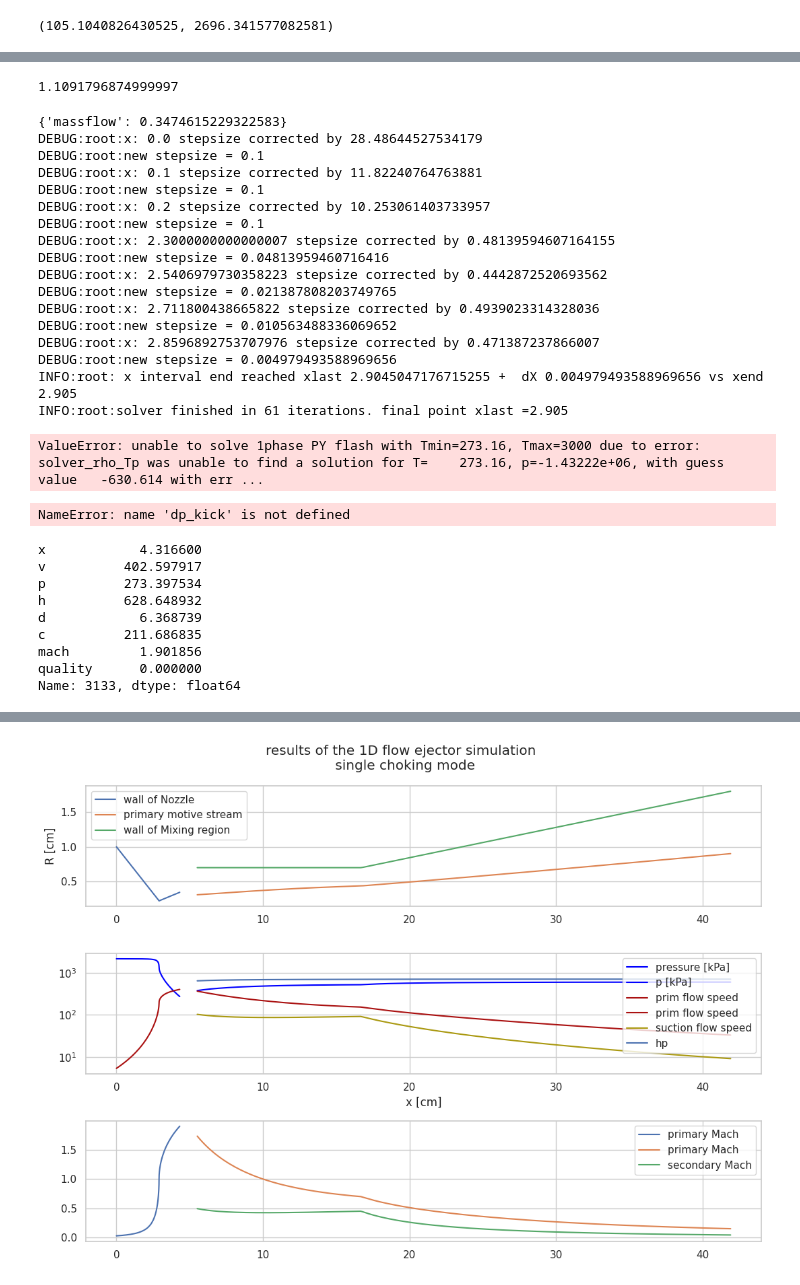
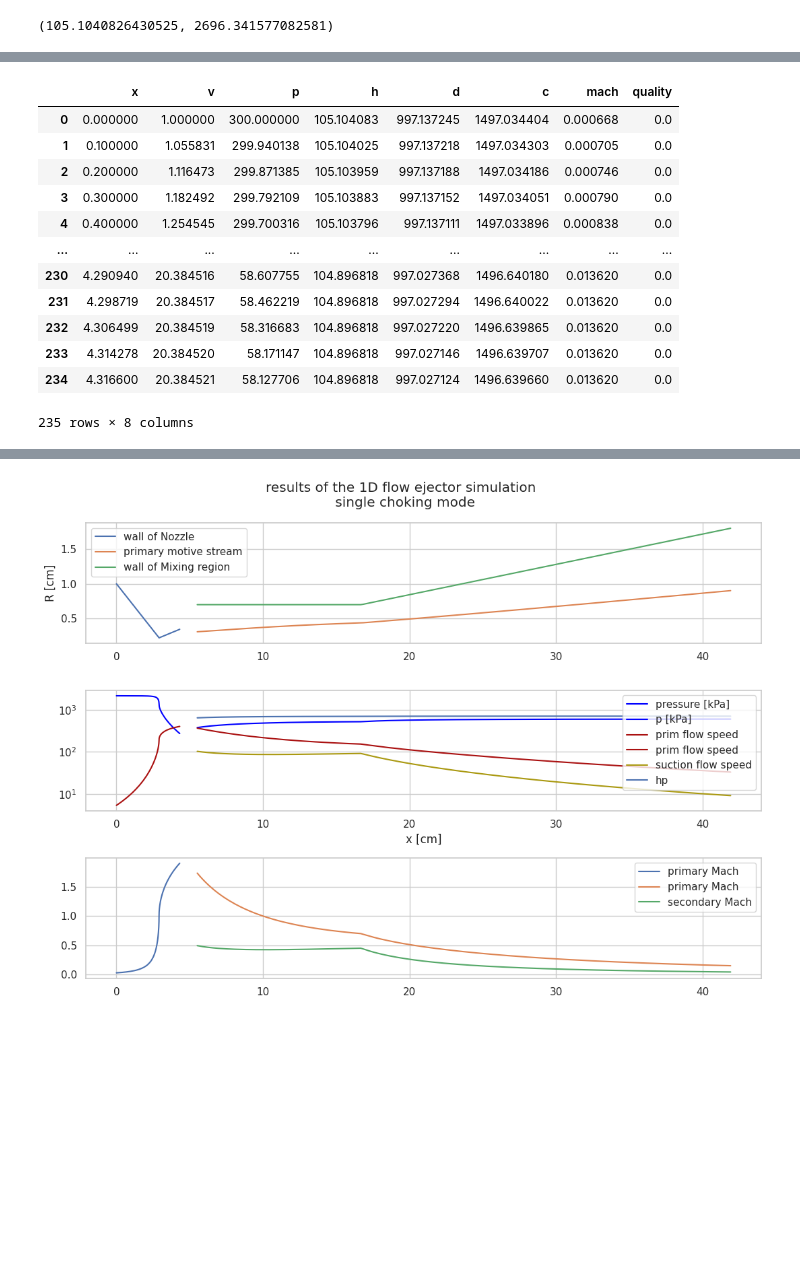
Before and after one commit to rclUPC/simpy_steamEjector, a Jupyter notebook: src/simpy_ejector/useCases/ejectorSteam.ipynb, the cells around one changed output, grey strips where cells are left out. Drawn from its saved outputs; the diff is of its cells as text; code cells hidden in the pictures; blank space fills up the shorter version.

```diff
--- a/src/simpy_ejector/useCases/ejectorSteam.ipynb
+++ b/src/simpy_ejector/useCases/ejectorSteam.ipynb
@@ -63,49 +65,18 @@ critical inlet velocity is 1.1091796874999997 m/s
-# %%
-vin_crit
-# %% [output]
-1.1091796874999997
-# %%
-sol_until_throat = nsolver.solveAdaptive1DBasic(vin_crit, pin, hin, 0.0, nsolver.nozzle.xt)
-# In[9]:
-dv_kick = 2.0
-dp_kick = nsolver.pFromV_MassConst(v = sol_until_throat.iloc[-1]["v"], dv = dv_kick, p = sol_until_throat.iloc[-1]["p"], h = sol_until_throat.iloc[-1]["h"])
-print(f"mass conserving artificial kick: dv = {dv_kick} m/s, dp = {dp_kick} kPa")
-# %% [output]
-{'massflow': 0.3474615229322583}
-DEBUG:root:x: 0.0 stepsize corrected by 28.48644527534179
-DEBUG:root:new stepsize = 0.1
-DEBUG:root:x: 0.1 stepsize corrected by 11.82240764763881
-DEBUG:root:new stepsize = 0.1
-DEBUG:root:x: 0.2 stepsize corrected by 10.253061403733957
-DEBUG:root:new stepsize = 0.1
-DEBUG:root:x: 2.3000000000000007 stepsize corrected by 0.48139594607164155
-DEBUG:root:new stepsize = 0.04813959460716416
-DEBUG:root:x: 2.5406979730358223 stepsize corrected by 0.4442872520693562
-DEBUG:root:new stepsize = 0.021387808203749765
-DEBUG:root:x: 2.711800438665822 stepsize corrected by 0.4939023314328036
-DEBUG:root:new stepsize = 0.010563488336069652
-DEBUG:root:x: 2.8596892753707976 stepsize corrected by 0.471387237866007
-DEBUG:root:new stepsize = 0.004979493588969656
-INFO:root: x interval end reached xlast 2.9045047176715255 +  dX 0.004979493588969656 vs xend 2.905
-INFO:root:solver finished in 61 iterations. final point xlast =2.905
-ValueError: unable to solve 1phase PY flash with Tmin=273.16, Tmax=3000 due to error: solver_rho_Tp was unable to find a solution for T=    273.16, p=-1.43222e+06, with guess value   -630.614 with err ...
-# %%
-res_crit = nsolver.solveKickedNozzle(vin_crit, pin , hin, kicks = {'v': dv_kick , 'p': -dp_kick})
-nsolver.plotsol(res_crit, title = "choked nozzle with friction = {} ".format(nsolver.frictionCoef))
-# %% [output]
-NameError: name 'dp_kick' is not defined
-# %%
-nozzleExit =  res_crit.iloc[-1]
-nozzleExit
-# %% [output]
-x            4.316600
-v          402.597917
-p          273.397534
-h          628.648932
-d            6.368739
-c          211.686835
-mach         1.901856
-quality      0.000000
-Name: 3133, dtype: float64
+# %%
+sol
+# %% [output]
+|  | x | v | p | h | d | c | mach | quality |
+| 0 | 0.000000 | 1.000000 | 300.000000 | 105.104083 | 997.137245 | 1497.034404 | 0.000668 | 0.0 |
+| 1 | 0.100000 | 1.055831 | 299.940138 | 105.104025 | 997.137218 | 1497.034303 | 0.000705 | 0.0 |
+| 2 | 0.200000 | 1.116473 | 299.871385 | 105.103959 | 997.137188 | 1497.034186 | 0.000746 | 0.0 |
+| 3 | 0.300000 | 1.182492 | 299.792109 | 105.103883 | 997.137152 | 1497.034051 | 0.000790 | 0.0 |
+| 4 | 0.400000 | 1.254545 | 299.700316 | 105.103796 | 997.137111 | 1497.033896 | 0.000838 | 0.0 |
+| ... | ... | ... | ... | ... | ... | ... | ... | ... |
+| 230 | 4.290940 | 20.384516 | 58.607755 | 104.896818 | 997.027368 | 1496.640180 | 0.013620 | 0.0 |
+| 231 | 4.298719 | 20.384517 | 58.462219 | 104.896818 | 997.027294 | 1496.640022 | 0.013620 | 0.0 |
+| 232 | 4.306499 | 20.384519 | 58.316683 | 104.896818 | 997.027220 | 1496.639865 | 0.013620 | 0.0 |
+| 233 | 4.314278 | 20.384520 | 58.171147 | 104.896818 | 997.027146 | 1496.639707 | 0.013620 | 0.0 |
+| 234 | 4.316600 | 20.384521 | 58.127706 | 104.896818 | 997.027124 | 1496.639660 | 0.013620 | 0.0 |
+235 rows × 8 columns
 # %%
 plt.figure()
```
Also changed, not shown: parts of 6 cells of this notebook.
